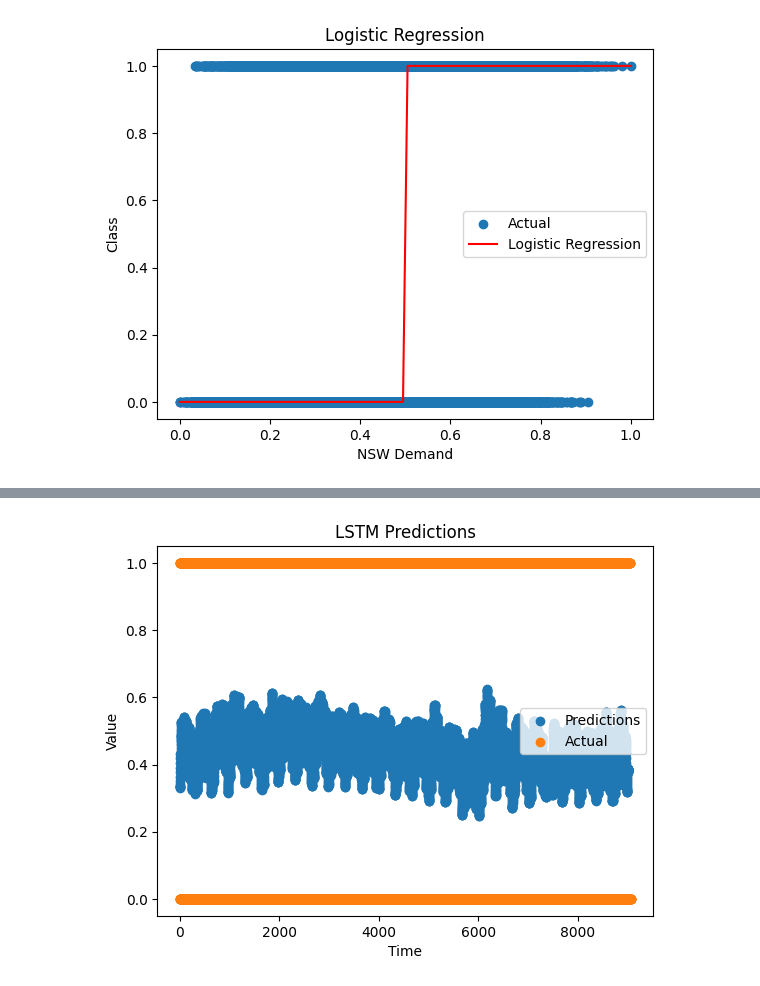
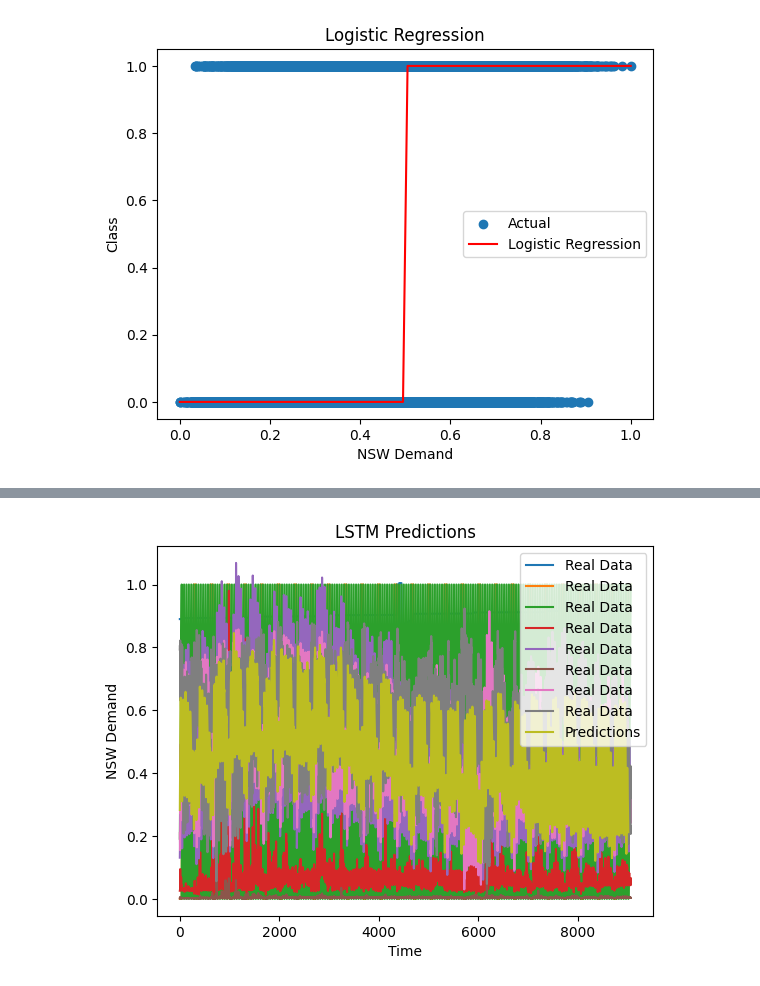
Before and after one commit to tristan0huang/ECS171, a Jupyter notebook: ECS_171_FinalProject.ipynb, the cells around one changed output, grey strips where cells are left out. Saved outputs shown, nothing was run; the diff lists cells and outputs as text; code cells hidden in the pictures.

Commit message:
added some more to intro and tried to fix lstm model

```diff
--- a/ECS_171_FinalProject.ipynb
+++ b/ECS_171_FinalProject.ipynb
@@ -36,3 +42,17 @@ plt.show()
+# %%
+from datetime import datetime
+import time
+
+# Define the date format
+fmt = '%d %B %Y'
+
+# Convert the start and end dates to timestamps
+start_date = time.mktime(datetime.strptime('7 May 1996', fmt).timetuple())
+end_date = time.mktime(datetime.strptime('5 December 1998', fmt).timetuple())
+
+# Denormalize the 'date' column
+df['denormalized_date'] = df['date'] * (end_date - start_date) + start_date
+df['denormalized_date'] = pd.to_datetime(df['denormalized_date'], unit='s')
 # %%
 
 # Define the features and target variable
@@ -110,27 +122,20 @@ Confusion Matrix:
 # %%
 from tensorflow.keras.preprocessing.sequence import TimeseriesGenerator
 
-df = pd.DataFrame(data[0])
-df.dropna(inplace=True)
-
-# Encoding 'day' column
-df['day'] = df['day'].map({b'1': 1, b'2': 2, b'3': 3, b'4': 4, b'5': 5, b'6': 6, b'7': 7})
-
-df['class'] = df['class'].map({'UP': 1, 'DOWN': 0})
 
 step_num = 48
-#features = ['day', 'period', 'nswprice', 'nswdemand', 'vicprice', 'vicdemand', 'transfer']
+features = ['date','day', 'period', 'nswprice', 'nswdemand', 'vicprice', 'vicdemand', 'transfer']
 
 def lstm_model(features, target):
-    # Split the data into training and test sets
+    # Split data
     train_data, test_data = train_test_split(df, test_size=0.2, shuffle=False)
 
-    # Normalize the data
+    # Normalize
     scaler = MinMaxScaler()
     train_data_scaled = scaler.fit_transform(train_data[features])
     test_data_scaled = scaler.transform(test_data[features])
 
-    # Prepare the training data using TimeSeriesGenerator
+    # training data using TimeSeriesGenerator
     train_generator = TimeseriesGenerator(train_data_scaled, train_data_scaled[:, features.index(target)],
                                           length=step_num, batch_size=1000)
 
@@ -139,30 +144,26 @@ def lstm_model(features, target):
     model.add(LSTM(50, return_sequences=True, input_shape=(step_num, len(features))))
     model.add(LSTM(50))
     model.add(Dense(1))
+    model.compile(optimizer='adam', loss='mean_squared_error')
+    model.fit(train_generator, epochs=3)
 
-    # Compile and fit the model
-    model.compile(optimizer='adam', loss='mean_squared_error')
-    model.fit(train_generator, epochs=1)
-
-    # Prepare the test data
     test_generator = TimeseriesGenerator(test_data_scaled, test_data_scaled[:, features.index(target)],
                                          length=step_num, batch_size=1)
 
-    # Make predictions on the test data
     predictions = model.predict(test_generator)
-
-    # Align dimensions of predictions and test data
     predictions = predictions[:len(test_data)]
 
+    # Denormalize only the 'nswdemand' column
+   # predictions = scaler.inverse_transform(predictions.reshape(-1, 1))[:, 0]
+    #test_data_denormalized = scaler.inverse_transform(test_data_scaled[:, features.index(target)].reshape(-1, 1))[:, 0]
+
     # Plot the predictions
-    plt.scatter(range(len(predictions)), predictions, label='Predictions')
-    plt.scatter(range(len(y_test)), y_test, label='Actual')
+    plt.plot(test_data_scaled, label='Real Data')
+    plt.plot(predictions, label='Predictions')
     plt.xlabel('Time')
-    plt.ylabel('Value')
+    plt.ylabel('NSW Demand')
     plt.title('LSTM Predictions')
     plt.legend()
     plt.show()
-
-lstm_model(['period','vicdemand'], 'vicdemand')
-#lstm_model(['date'], 'vicprice')
+lstm_model(features, 'nswdemand')
 # %% [output]
@@ -171 +177 @@ lstm_model(['period','vicdemand'], 'vicdemand')
-[figure, old version]
+[figure, new version]
```
Also changed, not shown: parts of 7 cells of this notebook, 1 other file.
